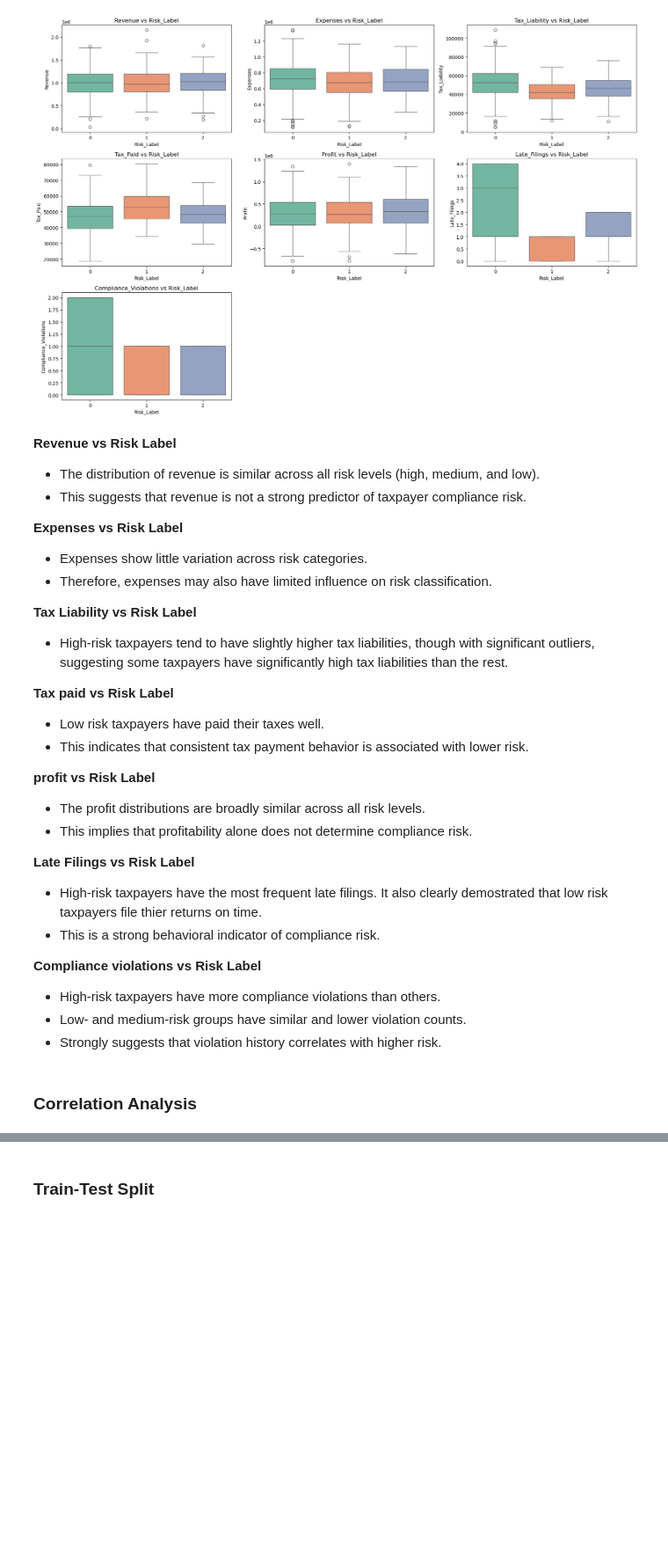
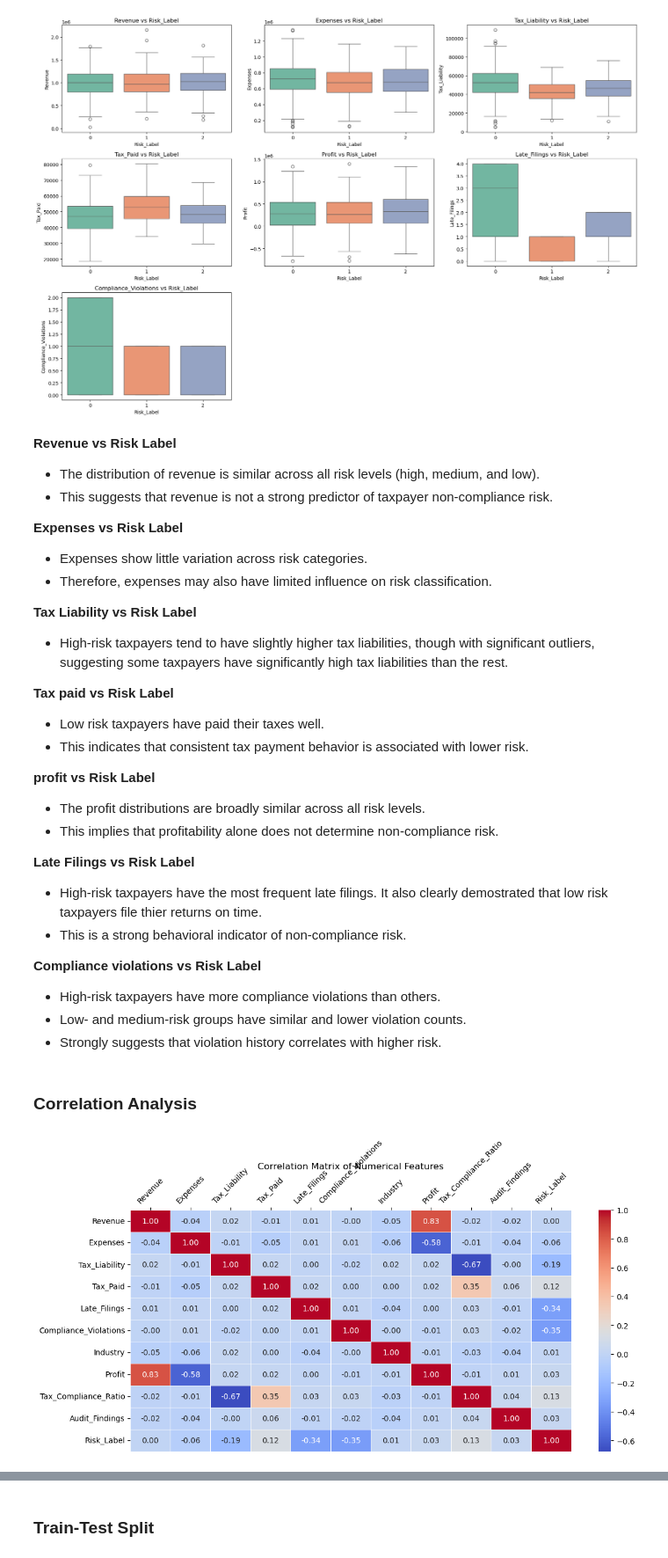
Before and after one commit to csaafrica/group5_predicting_high_risk_taxpayers_using_ML, a Jupyter notebook: notebooks/Risky_Taxpayer_Prediction_project.ipynb, the cells around one changed output, grey strips where cells are left out. Shown: that part at 88% size. Saved outputs shown, nothing was run; the diff lists cells and outputs as text; code cells hidden in the pictures; blank space fills up the shorter version.

```diff
--- a/notebooks/Risky_Taxpayer_Prediction_project.ipynb
+++ b/notebooks/Risky_Taxpayer_Prediction_project.ipynb
@@ -307,7 +307,7 @@ plt.show()
 # %% [markdown]
 **Revenue vs Risk Label**
 - The distribution of revenue is similar across all risk levels (high, medium, and low).
-- This suggests that revenue is not a strong predictor of taxpayer compliance risk.
+- This suggests that revenue is not a strong predictor of taxpayer non-compliance risk.
 
 **Expenses vs Risk Label**
 - Expenses show little variation across risk categories.
@@ -322,11 +322,11 @@ plt.show()
 
 **profit vs Risk Label**
 - The profit distributions are broadly similar across all risk levels.
-- This implies that profitability alone does not determine compliance risk.
+- This implies that profitability alone does not determine non-compliance risk.
 
 **Late Filings vs Risk Label**
 - High-risk taxpayers have the most frequent late filings. It also clearly demostrated that low risk taxpayers file thier returns on time.
-- This is a strong behavioral indicator of compliance risk.
+- This is a strong behavioral indicator of non-compliance risk.
 
 **Compliance violations vs Risk Label**
 - High-risk taxpayers have more compliance violations than others.
@@ -346,15 +337,17 @@ plt.show()
 # %%
 # Plot heatmap
 num_data=data.select_dtypes(include="number")
-plt.figure(figsize=(16, 6))
+plt.figure(figsize=(12, 6))
 corr_matrix = num_data.corr()
 ax = sns.heatmap(corr_matrix, annot=True, cmap='coolwarm', fmt=".2f", linewidths=0.5)
 
 # Move x-axis labels to the top
 ax.xaxis.set_ticks_position('top')  # move ticks
 ax.xaxis.set_label_position('top')  # move labels
 plt.xticks(rotation=45)  # rotate x labels for readability
 plt.title("Correlation Matrix of Numerical Features", y=1.15)  # push title up
 
 plt.tight_layout()
 plt.show()
+# %% [output]
+[figure, added]
```
Also changed, not shown: parts of 37 cells of this notebook.
